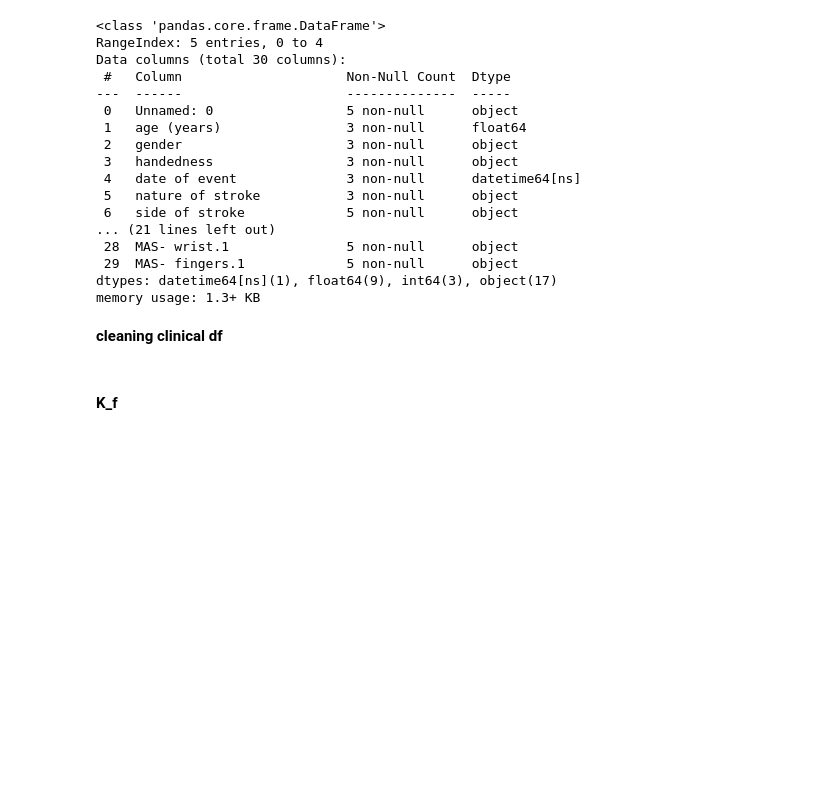
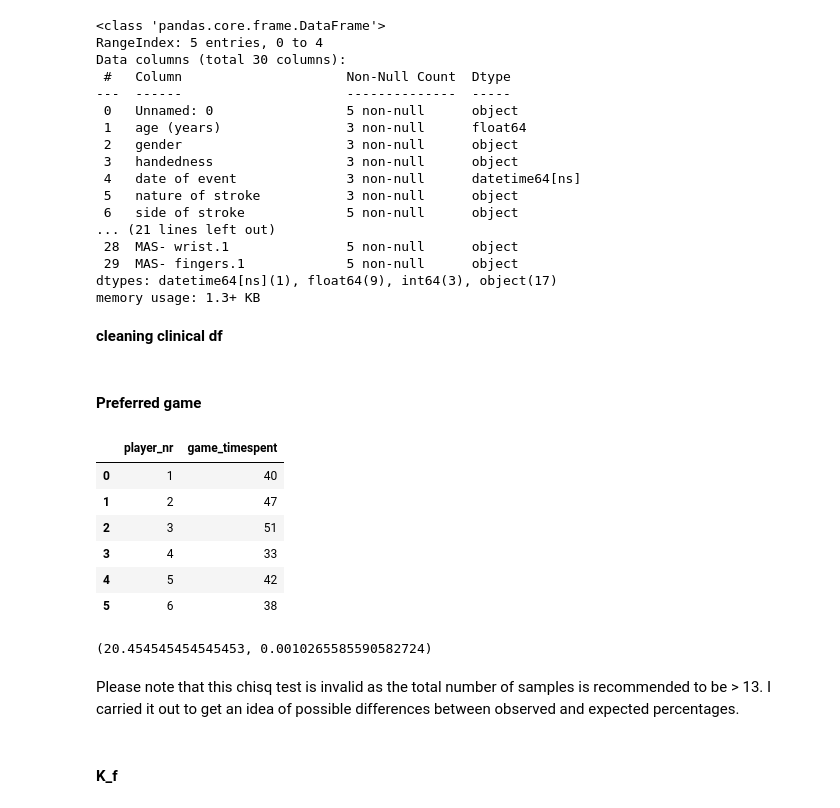
Before and after one commit to doscsy12/robotic_hometherapy, a Jupyter notebook: EDA_K_f.ipynb, the cells around one changed output. Drawn from its saved outputs; the diff is of its cells as text; code cells hidden in the pictures; blank space fills up the shorter version.

Commit message:
Update stats

```diff
--- a/EDA_K_f.ipynb
+++ b/EDA_K_f.ipynb
@@ -75,6 +75,40 @@ clinical['ULfuglmeyer'] = clinical['ULfuglmeyer'].str.replace('/',' ').str[:2].a
 clinical['ULfuglmeyer.1'] = clinical['ULfuglmeyer.1'].str.replace('/',' ').str[:2].astype(int)
 clinical['ARAT'] = clinical['ARAT'].str.replace('/',' ').str[:2].astype(int)
 clinical['ARAT.1'] = clinical['ARAT.1'].str.replace('/',' ').str[:2].astype(int)
+# %% [markdown]
+#### Preferred game
+# %%
+gamedict = {
+  1: 40,
+  2: 47,
+  3: 51,
+  4: 33,
+  5: 42,
+  6: 38,
+}
+# %%
+player_nr = []
+for nr in range(0,6):
+    player_nr.append(nr+1)
+fav_game = pd.DataFrame(player_nr,columns=['player_nr'])
+fav_game['game_timespent'] = fav_game['player_nr'].map(gamedict)
+# %%
+fav_game
+# %% [output]
+|  | player_nr | game_timespent |
+| 0 | 1 | 40 |
+| 1 | 2 | 47 |
+| 2 | 3 | 51 |
+| 3 | 4 | 33 |
+| 4 | 5 | 42 |
+| 5 | 6 | 38 |
+# %%
+chisq, p = scipy.stats.chisquare(f_obs = fav_game['game_timespent'], f_exp=[33, 33, 33, 33, 33, 33])
+chisq, p
+# %% [output]
+(20.454545454545453, 0.0010265585590582724)
+# %% [markdown]
+Please note that this chisq test is invalid as the total number of samples is recommended to be > 13. I carried it out to get an idea of possible differences between observed and expected percentages.
 # %% [markdown]
 #### K_f
 # %%
```
